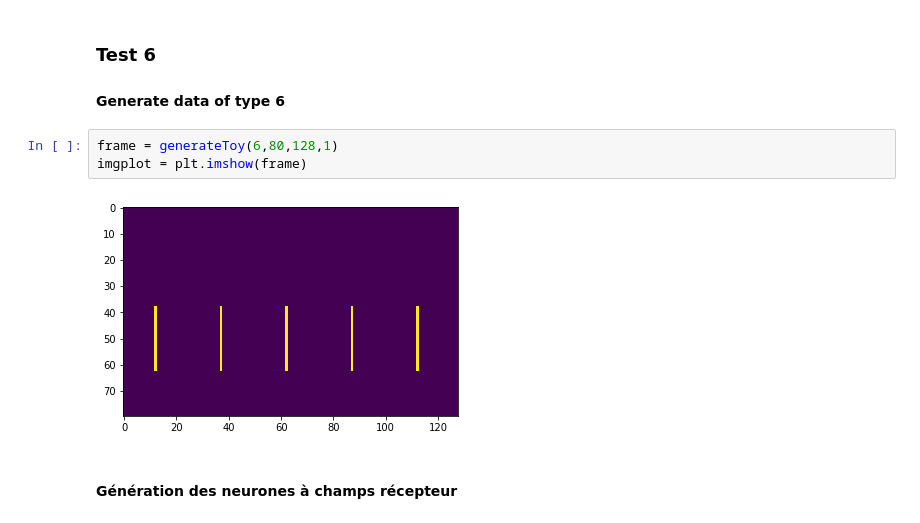
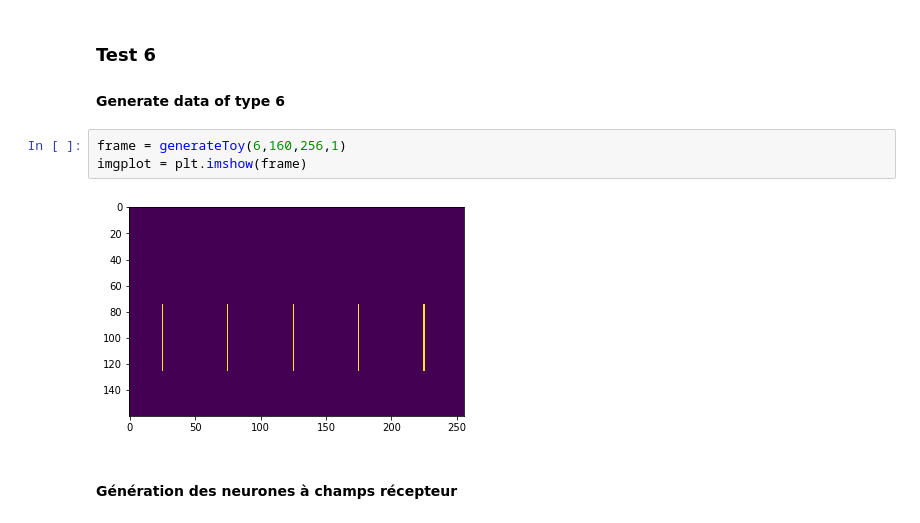
Before and after one commit to oliviermanette/VideoObjectDetection, a Jupyter notebook: Video Object Detection.ipynb, the cells around one changed output. Saved outputs shown, nothing was run; the diff lists cells and outputs as text.

```diff
--- a/Video Object Detection.ipynb
+++ b/Video Object Detection.ipynb
@@ -1367,10 +1451,10 @@ getWAGA(titi,5)
 ### Test 6
 #### Generate data of type 6
 # %%
-frame = generateToy(6,80,128,1)
+frame = generateToy(6,160,256,1)
 imgplot = plt.imshow(frame)
 # %% [output]
-[figure, old version]
+[figure, new version]
 # %% [markdown]
 #### Génération des neurones à champs récepteur
 # %%
```
Also changed, not shown: parts of 32 cells of this notebook, 1 other file.
